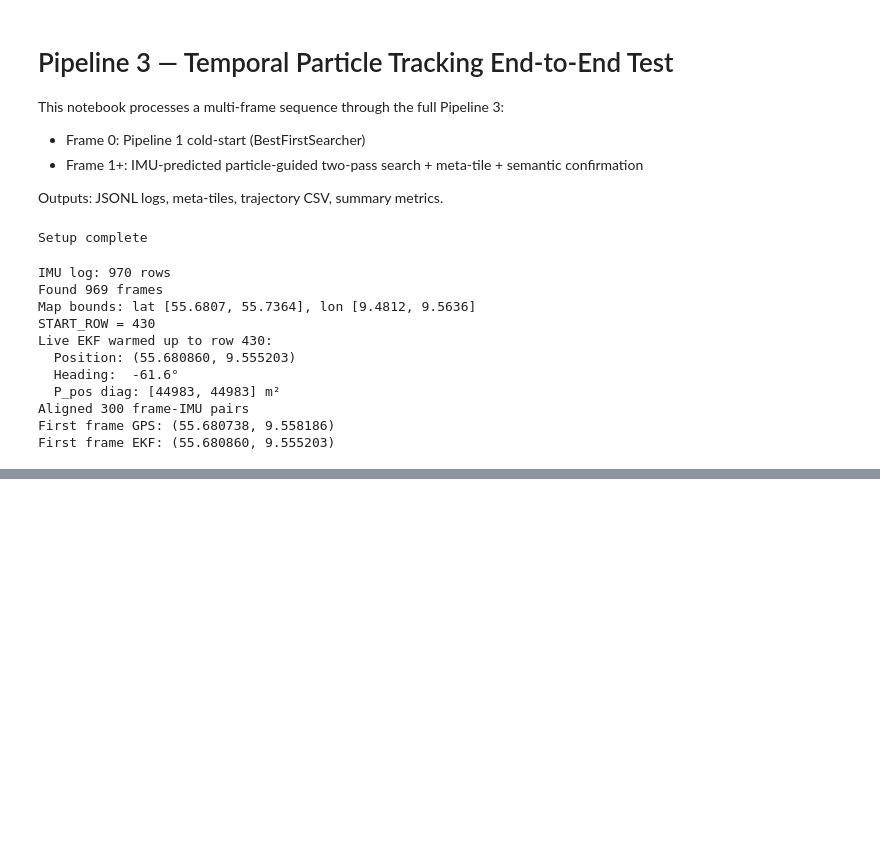
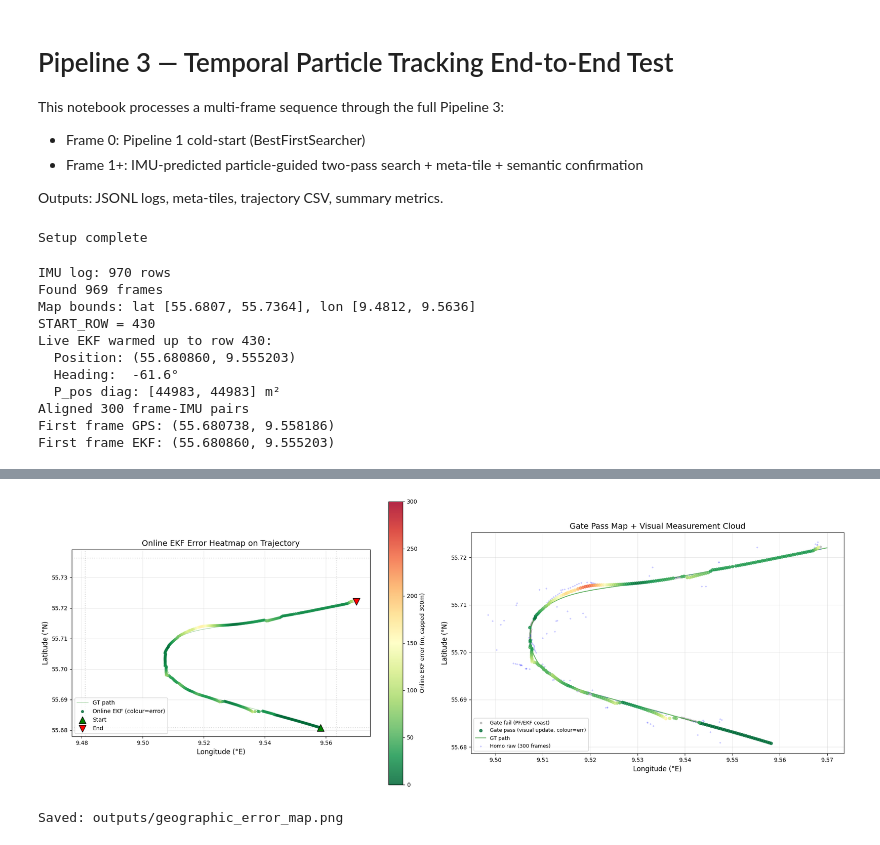
Before and after one commit to Emil-J/ALL_IN_ONE_PIPELINE_THESIS, a Jupyter notebook: Pipeline_3_Rev1/notebooks/test_temporal_pipeline.ipynb, the cells around one changed output, grey strips where cells are left out. Drawn from its saved outputs; the diff is of its cells as text; code cells hidden in the pictures; blank space fills up the shorter version.

```diff
--- a/Pipeline_3_Rev1/notebooks/test_temporal_pipeline.ipynb
+++ b/Pipeline_3_Rev1/notebooks/test_temporal_pipeline.ipynb
@@ -661,0 +1153,74 @@ Per-frame offset details (worst 10):
+# %%
+
+# Cell 13 — Geographic Error Heatmap + Trajectory Quality Map
+import matplotlib.pyplot as plt
+import matplotlib.colors as mcolors
+import numpy as np
+
+fig, axes = plt.subplots(1, 2, figsize=(20, 9))
+
+# ── Left: Error magnitude heat map on trajectory ──
+ax = axes[0]
+# GT trajectory
+ax.plot([p[1] for p in trajectory_gt], [p[0] for p in trajectory_gt],
+        'g-', lw=0.8, alpha=0.4, label='GT path', zorder=1)
+
+# Scatter coloured by online error (capped at 300m for visibility)
+errs = np.array(ekf_errors_online)
+errs_clipped = np.clip(errs, 0, 300)
+sc = ax.scatter([p[1] for p in trajectory_est], [p[0] for p in trajectory_est],
+                c=errs_clipped, cmap='RdYlGn_r', s=18, vmin=0, vmax=300,
+                zorder=3, alpha=0.85, label='Online EKF (colour=error)')
+plt.colorbar(sc, ax=ax, label='Online EKF error (m, capped 300m)', shrink=0.8)
+
+ax.scatter([trajectory_gt[0][1]], [trajectory_gt[0][0]],
+           c='green', s=150, marker='^', zorder=5, edgecolors='k', label='Start')
+ax.scatter([trajectory_gt[-1][1]], [trajectory_gt[-1][0]],
+           c='red', s=150, marker='v', zorder=5, edgecolors='k', label='End')
+
+# Reference map tile boundary
+ax.axhline(map_bounds['lat_min'], color='gray', ls=':', alpha=0.3)
+ax.axhline(map_bounds['lat_max'], color='gray', ls=':', alpha=0.3)
+ax.axvline(map_bounds['lon_min'], color='gray', ls=':', alpha=0.3)
+ax.axvline(map_bounds['lon_max'], color='gray', ls=':', alpha=0.3)
+ax.set_xlabel('Longitude (°E)', fontsize=12)
+ax.set_ylabel('Latitude (°N)', fontsize=12)
+ax.set_title('Online EKF Error Heatmap on Trajectory', fontsize=14)
+ax.legend(fontsize=10, loc='lower left')
+ax.grid(True, alpha=0.3); ax.set_aspect('equal')
+
+# ── Right: Gate pass map + homo position cloud ──
+ax2 = axes[1]
+# All frames — colour by whether gate passed
+gated = df_results[df_results['gate_pass']]
+ungated = df_results[~df_results['gate_pass']]
+
+ax2.scatter(ungated['online_lon'], ungated['online_lat'],
+            c='gray', s=12, alpha=0.4, label='Gate fail (PF/EKF coast)')
+ax2.scatter(gated['online_lon'], gated['online_lat'],
+            c=gated['online_err'].clip(0, 200), cmap='RdYlGn_r',
+            s=25, alpha=0.8, vmin=0, vmax=200, zorder=3,
+            label='Gate pass (visual update, colour=err)')
+ax2.plot([p[1] for p in trajectory_gt], [p[0] for p in trajectory_gt],
+         'g-', lw=1.5, alpha=0.6, label='GT path', zorder=2)
+
+# Homo position estimates (raw)
+hp_lats = [r['homo_position'][0] for r in results if r.get('homo_position')]
+hp_lons = [r['homo_position'][1] for r in results if r.get('homo_position')]
+if hp_lats:
+    ax2.scatter(hp_lons, hp_lats, c='blue', s=8, alpha=0.2,
+                zorder=2, label=f'Homo raw ({len(hp_lats)} frames)', marker='+')
+
+ax2.set_xlabel('Longitude (°E)', fontsize=12)
+ax2.set_ylabel('Latitude (°N)', fontsize=12)
+ax2.set_title('Gate Pass Map + Visual Measurement Cloud', fontsize=14)
+ax2.legend(fontsize=9, loc='lower left')
+ax2.grid(True, alpha=0.3); ax2.set_aspect('equal')
+
+plt.tight_layout()
+plt.savefig('../outputs/geographic_error_map.png', dpi=150, bbox_inches='tight')
+plt.show()
+print("Saved: outputs/geographic_error_map.png")
+# %% [output]
+[figure, added]
+Saved: outputs/geographic_error_map.png
```
Also changed, not shown: parts of 14 cells of this notebook, 6 other files.
